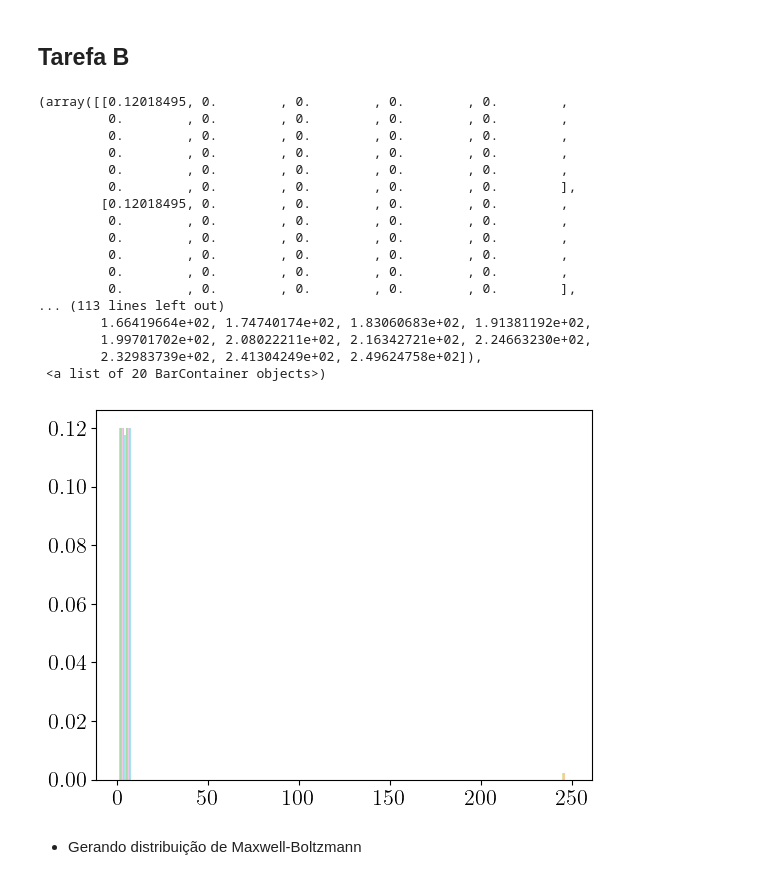
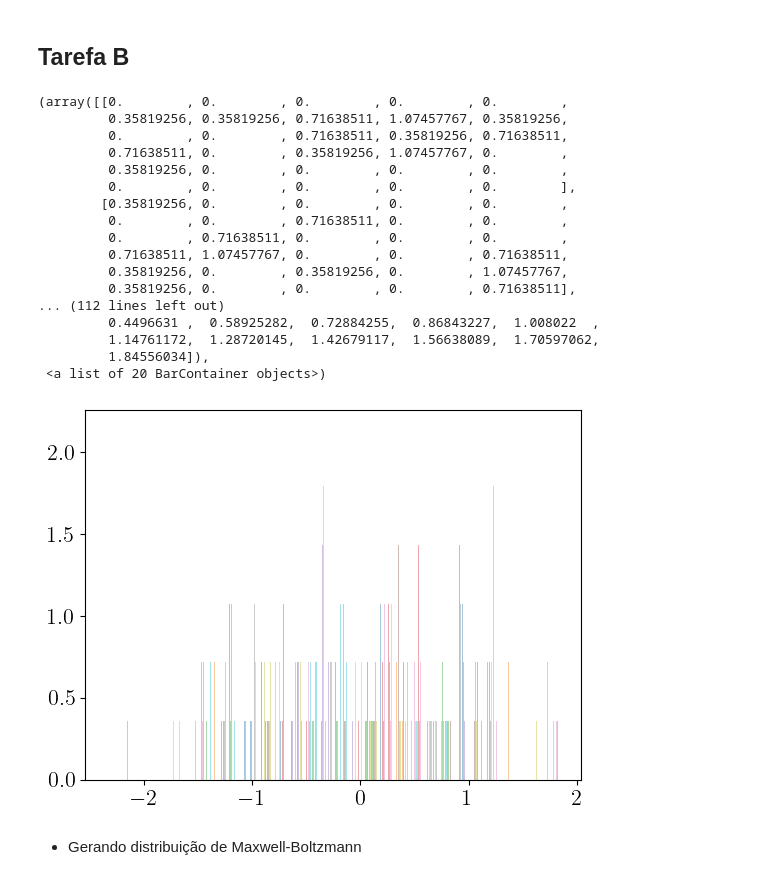
Before and after one commit to jeftersantiago/mec_estat_comp, a Jupyter notebook: projeto6/src/Projeto 6.ipynb, the cells around one changed output. Drawn from its saved outputs; the diff is of its cells as text; code cells hidden in the pictures.

```diff
--- a/projeto6/src/Projeto 6.ipynb
+++ b/projeto6/src/Projeto 6.ipynb
@@ -502,33 +499,32 @@ MovieWriter imagemagick unavailable; using Pillow instead.
 # %%
 data = np.loadtxt("saidas/tarefa-B/velocidades.dat")
 
 num_particles = 20
 num_timesteps = data.shape[0] // num_particles
 
 data = data.reshape((num_timesteps, num_particles, -1))
-v = data[:, :, 0]
-# velocities = data[:, :, 0].flatten()
+# v = data[:, :, 1]
 
-plt.hist(v, bins=30, density=True, alpha=0.4)
+plt.hist(data[:, :, 3], bins=30, density=True, alpha=0.4)
 # %% [output]
-(array([[0.12018495, 0.        , 0.        , 0.        , 0.        ,
-         0.        , 0.        , 0.        , 0.        , 0.        ,
-         0.        , 0.        , 0.        , 0.        , 0.        ,
-         0.        , 0.        , 0.        , 0.        , 0.        ,
-         0.        , 0.        , 0.        , 0.        , 0.        ,
+(array([[0.        , 0.        , 0.        , 0.        , 0.        ,
+         0.35819256, 0.35819256, 0.71638511, 1.07457767, 0.35819256,
+         0.        , 0.        , 0.71638511, 0.35819256, 0.71638511,
+         0.71638511, 0.        , 0.35819256, 1.07457767, 0.        ,
+         0.35819256, 0.        , 0.        , 0.        , 0.        ,
          0.        , 0.        , 0.        , 0.        , 0.        ],
-        [0.12018495, 0.        , 0.        , 0.        , 0.        ,
-         0.        , 0.        , 0.        , 0.        , 0.        ,
-         0.        , 0.        , 0.        , 0.        , 0.        ,
-         0.        , 0.        , 0.        , 0.        , 0.        ,
-         0.        , 0.        , 0.        , 0.        , 0.        ,
-         0.        , 0.        , 0.        , 0.        , 0.        ],
-... (113 lines left out)
-        1.66419664e+02, 1.74740174e+02, 1.83060683e+02, 1.91381192e+02,
-        1.99701702e+02, 2.08022211e+02, 2.16342721e+02, 2.24663230e+02,
-        2.32983739e+02, 2.41304249e+02, 2.49624758e+02]),
+        [0.35819256, 0.        , 0.        , 0.        , 0.        ,
+         0.        , 0.        , 0.71638511, 0.        , 0.        ,
+         0.        , 0.71638511, 0.        , 0.        , 0.        ,
+         0.71638511, 1.07457767, 0.        , 0.        , 0.71638511,
+         0.35819256, 0.        , 0.35819256, 0.        , 1.07457767,
+         0.35819256, 0.        , 0.        , 0.        , 0.71638511],
+... (112 lines left out)
+         0.4496631 ,  0.58925282,  0.72884255,  0.86843227,  1.008022  ,
+         1.14761172,  1.28720145,  1.42679117,  1.56638089,  1.70597062,
+         1.84556034]),
  <a list of 20 BarContainer objects>)
-[figure, old version]
+[figure, new version]
 # %% [markdown]
 - Gerando distribuição de Maxwell-Boltzmann
 # %%
```
Also changed, not shown: parts of 5 cells of this notebook, 9 other files.
